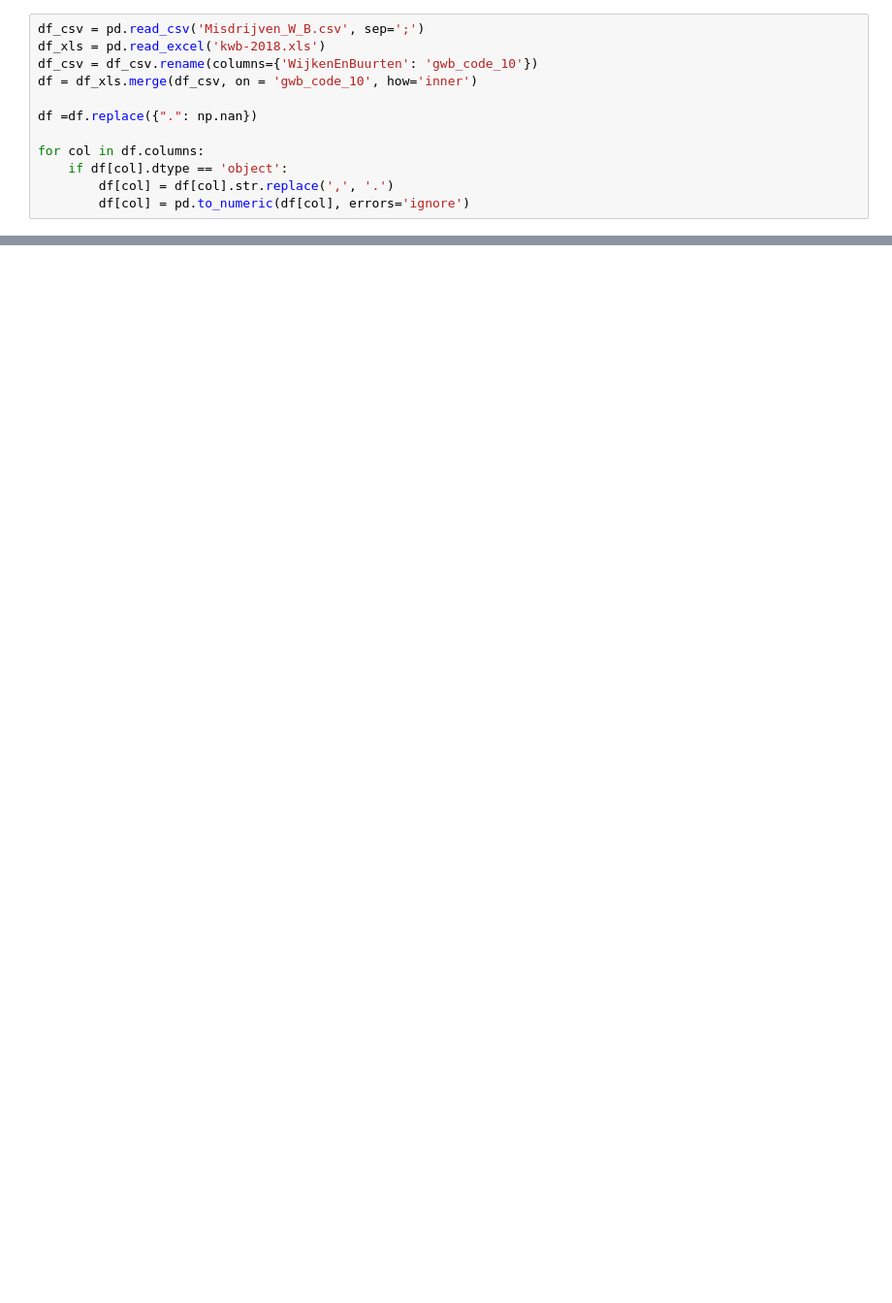
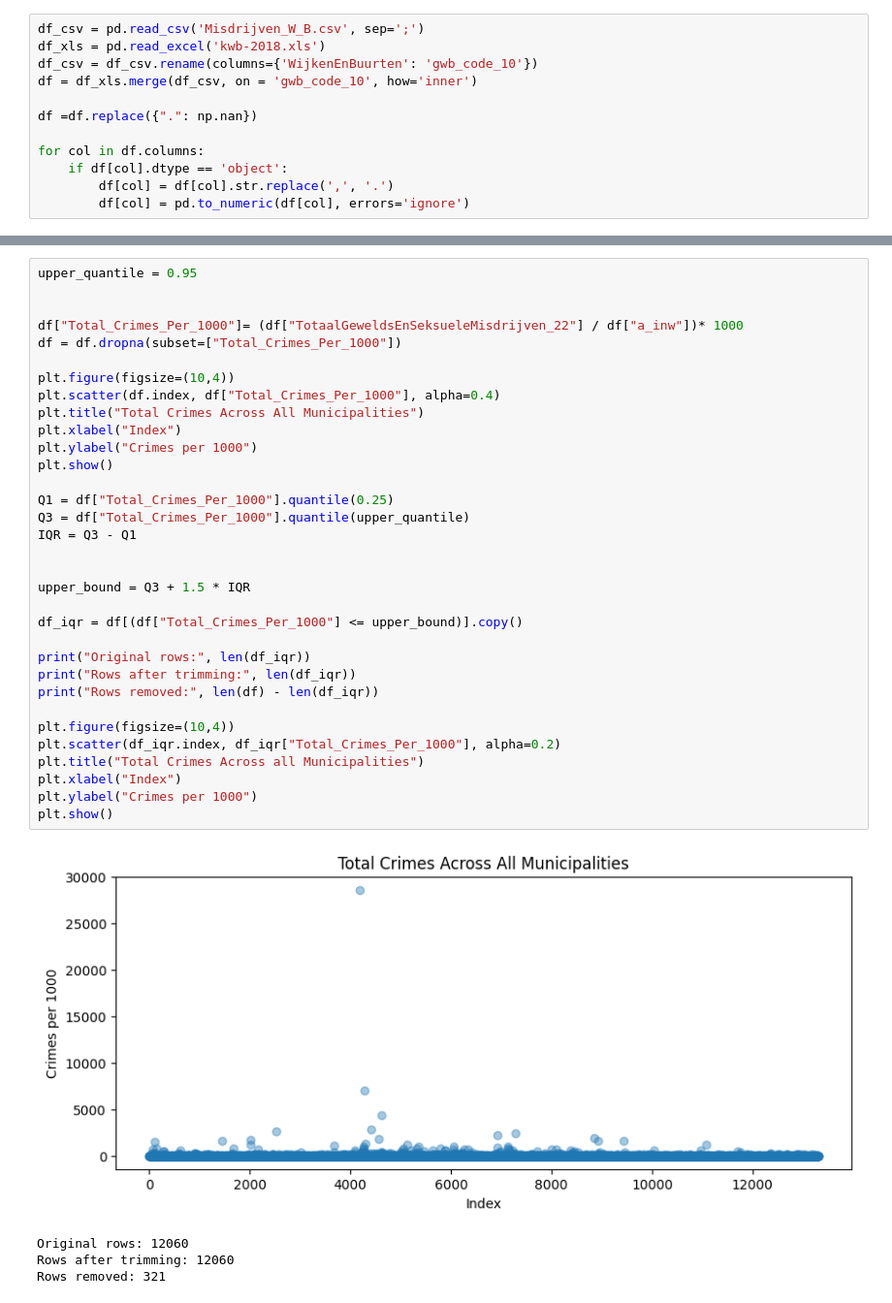
Before and after one commit to DiegoSourbag/ML-Final_Project, a Jupyter notebook: main.ipynb, the cells around one changed output, grey strips where cells are left out. Shown: that part at 97% size. Drawn from its saved outputs; the diff is of its cells as text; blank space fills up the shorter version.

```diff
--- a/main.ipynb
+++ b/main.ipynb
@@ -85,0 +103,38 @@ df_imputed = pd.concat([df_cat_cols, df_num_unscaled], axis=1)
+# %%
+upper_quantile = 0.95
+
+
+df["Total_Crimes_Per_1000"]= (df["TotaalGeweldsEnSeksueleMisdrijven_22"] / df["a_inw"])* 1000
+df = df.dropna(subset=["Total_Crimes_Per_1000"])
+
+plt.figure(figsize=(10,4))
+plt.scatter(df.index, df["Total_Crimes_Per_1000"], alpha=0.4)
+plt.title("Total Crimes Across All Municipalities")
+plt.xlabel("Index")
+plt.ylabel("Crimes per 1000")
+plt.show()
+
+Q1 = df["Total_Crimes_Per_1000"].quantile(0.25)
+Q3 = df["Total_Crimes_Per_1000"].quantile(upper_quantile)
+IQR = Q3 - Q1
+
+
+upper_bound = Q3 + 1.5 * IQR
+
+df_iqr = df[(df["Total_Crimes_Per_1000"] <= upper_bound)].copy()
+
+print("Original rows:", len(df_iqr))
+print("Rows after trimming:", len(df_iqr))
+print("Rows removed:", len(df) - len(df_iqr))
+
+plt.figure(figsize=(10,4))
+plt.scatter(df_iqr.index, df_iqr["Total_Crimes_Per_1000"], alpha=0.2)
+plt.title("Total Crimes Across all Municipalities")
+plt.xlabel("Index")
+plt.ylabel("Crimes per 1000")
+plt.show()
+# %% [output]
+[figure, added]
+Original rows: 12060
+Rows after trimming: 12060
+Rows removed: 321
```
Also changed, not shown: parts of 17 cells of this notebook.
